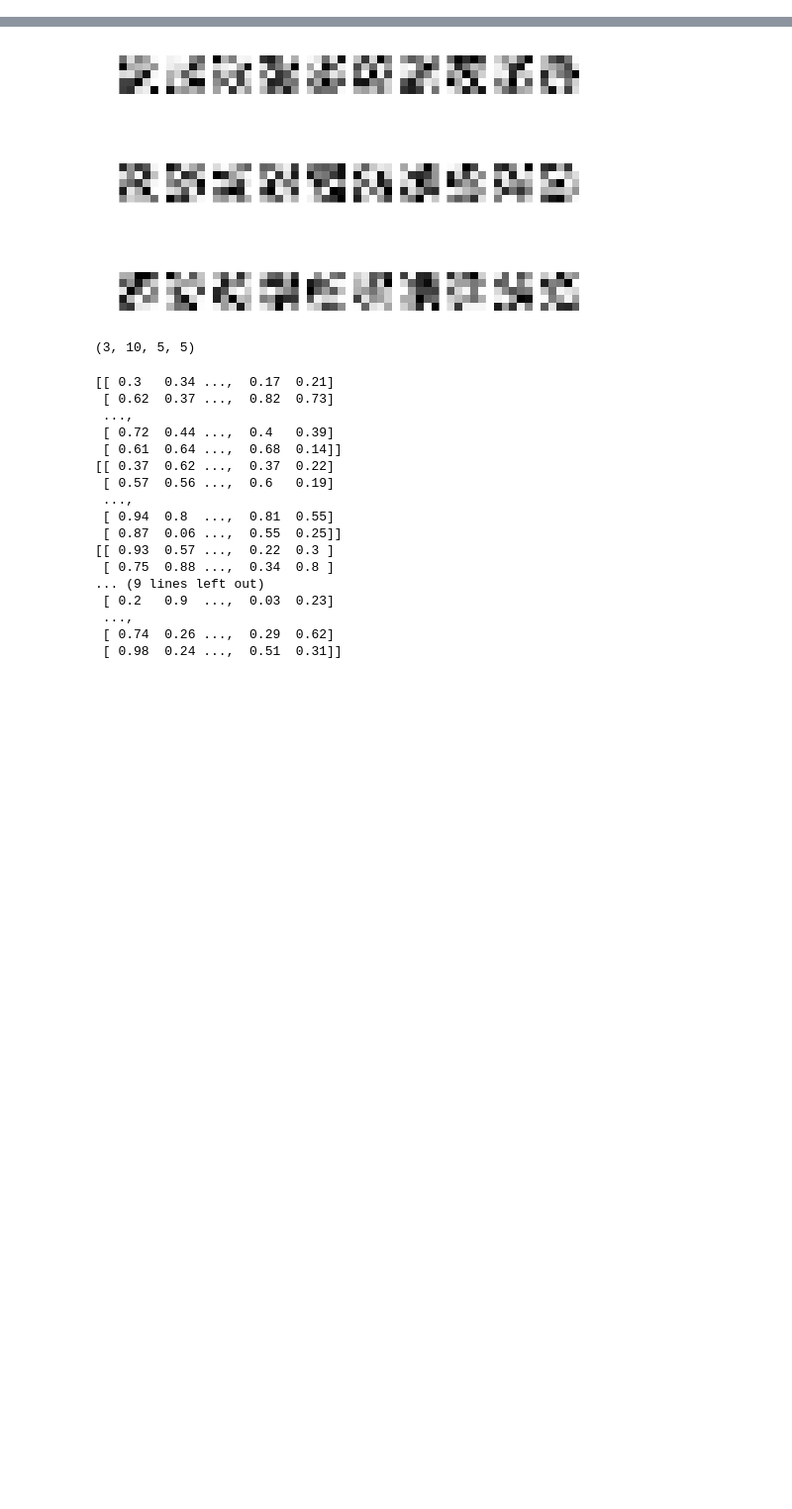
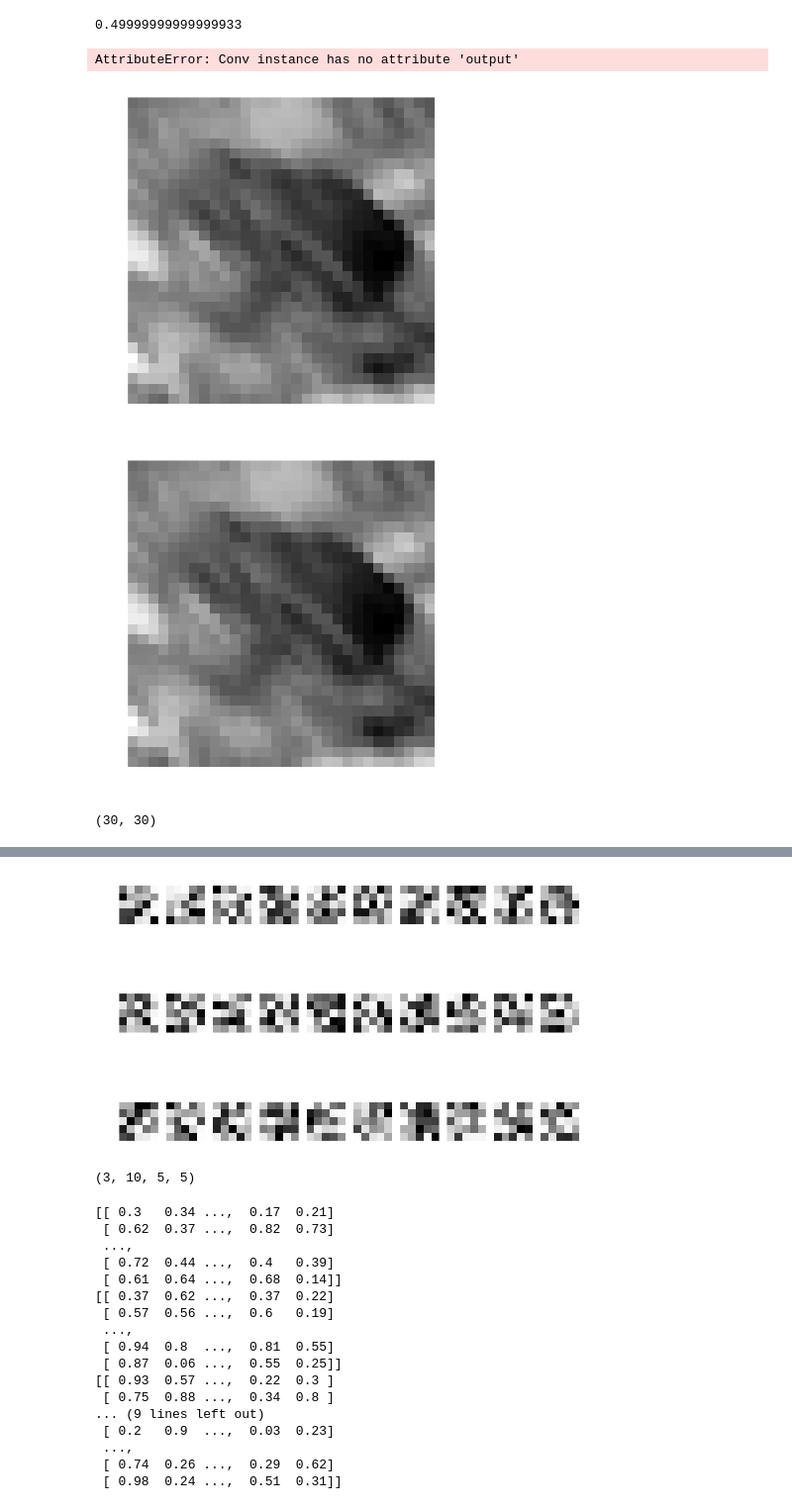
Before and after one commit to botcs/deepscratch, a Jupyter notebook: demo/cifar/conv_probe.ipynb, the cells around one changed output, grey strips where cells are left out. Shown: that part at 99% size. Saved outputs shown, nothing was run; the diff lists cells and outputs as text; code cells hidden in the pictures; blank space fills up the shorter version.

```diff
--- a/demo/cifar/conv_probe.ipynb
+++ b/demo/cifar/conv_probe.ipynb
@@ -218,0 +299,18 @@ print_outputs()
+# %%
+nn[4].output.mean()
+# %% [output]
+0.49999999999999933
+# %%
+nn[1].kernels[0,0]
+imshow(np.sum(nn[1].output[1,:3], axis=0))
+imshow(nn[1].output[1,0])
+# %% [output]
+AttributeError: Conv instance has no attribute 'output'
+# %%
+nn[1].kernels[0,0]
+imshow(np.sum(nn[1].output[1,:3], axis=0))
+imshow(nn[1].output[1,0])
+# %% [output]
+[figure, added]
+[figure, added]
+(30, 30)
```
Also changed, not shown: parts of 13 cells of this notebook, 10 other files.
